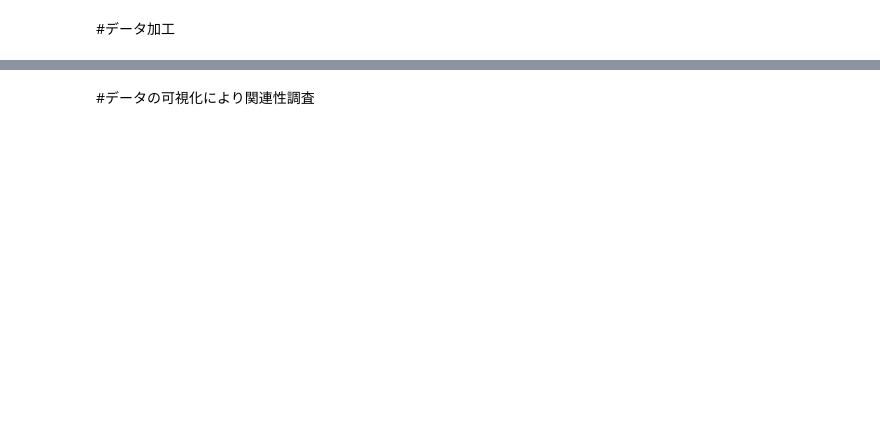
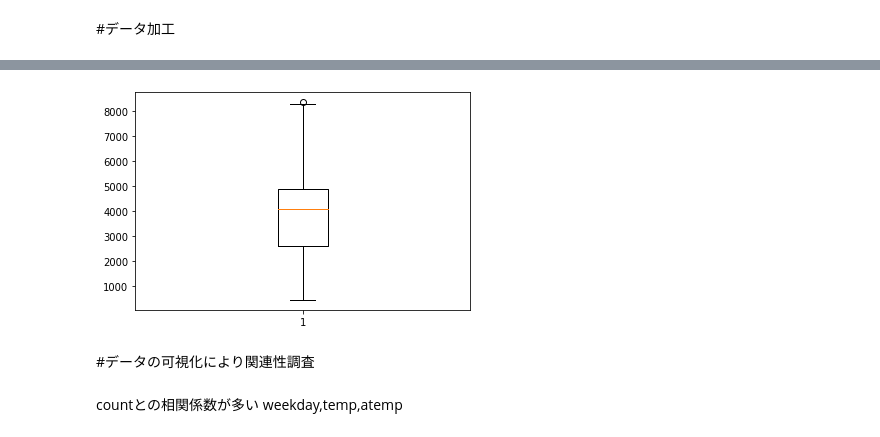
Before and after one commit to kaigitt/GoogleColab, a Jupyter notebook: 【砂川快斗】教師あり学習の演習_editor_ipynb_のコピー.ipynb, the cells around one changed output, grey strips where cells are left out. Saved outputs shown, nothing was run; the diff lists cells and outputs as text; code cells hidden in the pictures; blank space fills up the shorter version.

```diff
--- a/【砂川快斗】教師あり学習の演習_editor_ipynb_のコピー.ipynb
+++ b/【砂川快斗】教師あり学習の演習_editor_ipynb_のコピー.ipynb
@@ -122,2 +206,11 @@ df_cycle_except_object.isna().sum()
+# %%
+plt.figure()
+plt.boxplot(df_cycle_except_object['count'])
+plt.show()
+# %% [output]
+[figure, added]
 # %% [markdown]
 #データの可視化により関連性調査
+# %% [markdown]
+countとの相関係数が多い
+ weekday,temp,atemp
```
Also changed, not shown: parts of 37 cells of this notebook.
